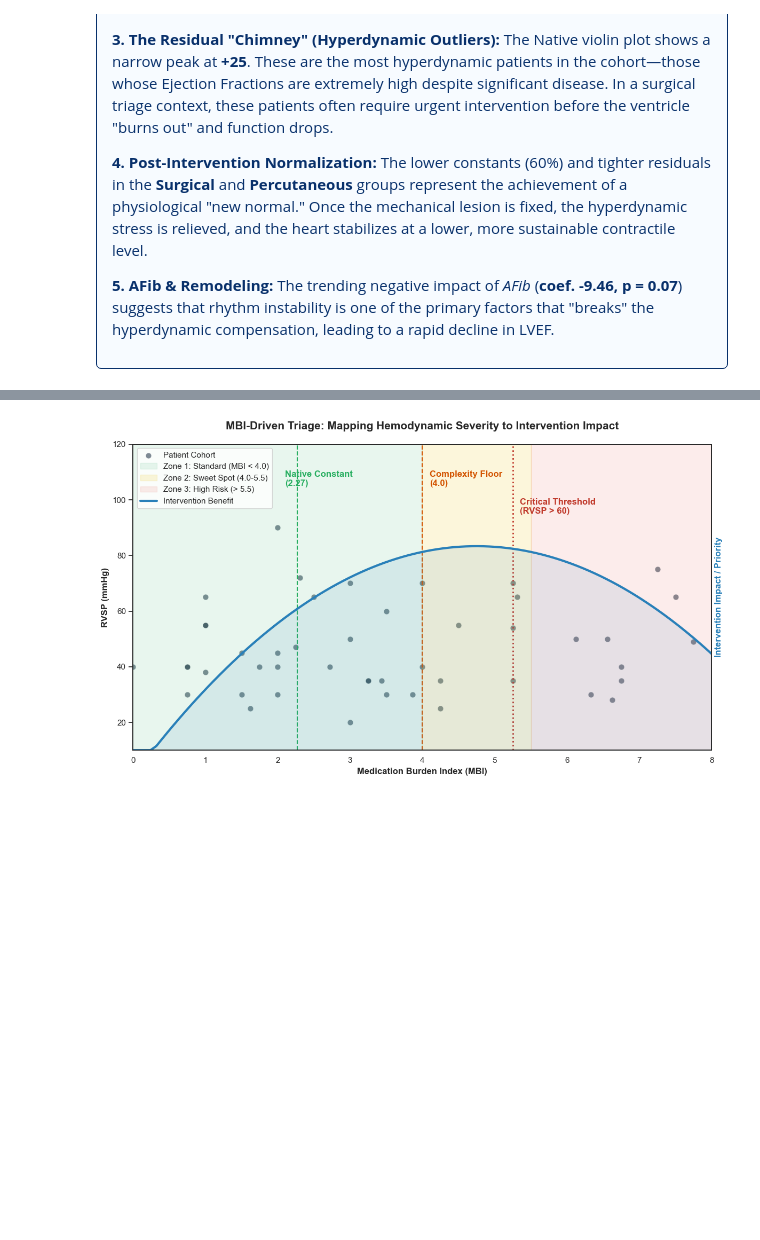
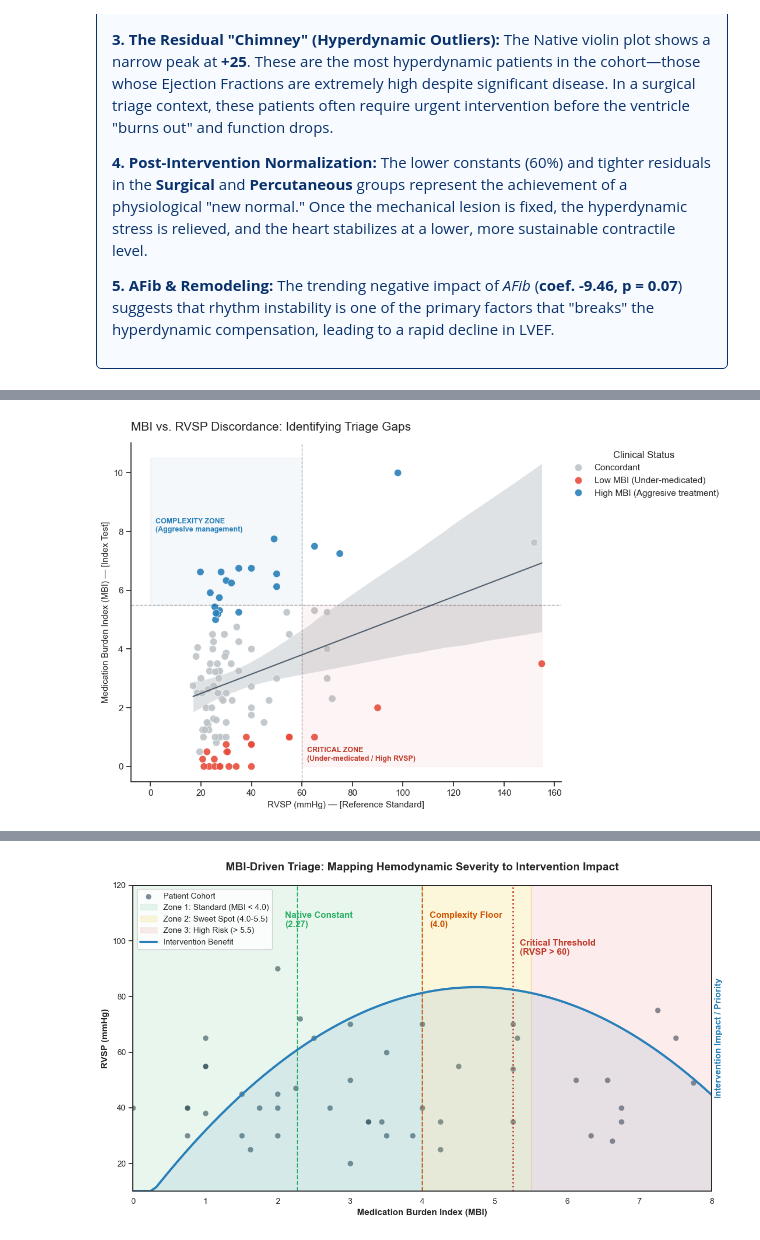
Before and after one commit to enrodri/phl_2025, a Jupyter notebook: phl_2025.ipynb, the cells around one changed output, grey strips where cells are left out. Saved outputs shown, nothing was run; the diff lists cells and outputs as text; code cells hidden in the pictures; blank space fills up the shorter version.

```diff
--- a/phl_2025.ipynb
+++ b/phl_2025.ipynb
@@ -1982,0 +2133,10 @@ Confusion matrix visualization
+# %%
+# 6.2. We define Zones with Counts
+bins = [0, 4.0, 5.5, np.inf]
+labels = ['Zone 1', 'Zone 2', 'Zone 3']
+df['MBI_Zone'] = pd.cut(df['MBI'], bins=bins, labels=labels, right=False)
+mbi_mismatch['MBI_Zone'] = pd.cut(mbi_mismatch['MBI'], bins=bins, labels=labels, right=False)
+
+# We calculate counts for header labels
+counts = df['MBI_Zone'].value_counts()
+header_labels = {zone: f"{zone} (n={counts[zone]})" for zone in labels}
@@ -1982,0 +2282,50 @@ Confusion matrix visualization
+# %%
+# 1. Statistical Core: Residual Calculation
+X = sm.add_constant(native_df['RVSP_Imputed'])
+model = sm.OLS(native_df['MBI'], X).fit()
+native_df['MBI_Residual'] = native_df['MBI'] - model.predict(X)
+
+# We define Discordance Categories (Fixed threshold of 2.0)
+def classify_discordance(res):
+    if res > 2.0: return 'High MBI (Aggresive treatment)'
+    if res < -2.0: return 'Low MBI (Under-medicated)'
+    return 'Concordant'
+
+native_df['Status'] = native_df['MBI_Residual'].apply(classify_discordance)
+
+# 2. Visualization: Clean Regression with Marginal Distributions
+plt.figure(figsize=(11, 7))
+sns.set_style("ticks")
+
+# We plot the regression line with a 95% Confidence Interval
+sns.regplot(x='RVSP_Imputed', y='MBI', data=native_df,
+            scatter=False, color='#2c3e50', line_kws={"linewidth": 1.5, "alpha": 0.8})
+
+# Scatterplot with uniform point size
+ax = sns.scatterplot(x='RVSP_Imputed', y='MBI', hue='Status',
+                     palette={'Concordant': '#bdc3c7',
+                              'High MBI (Aggresive treatment)': '#2980b9',
+                              'Low MBI (Under-medicated)': '#e74c3c'},
+                     data=native_df, s=80, alpha=0.9, edgecolor='white', linewidth=0.5)
+
+# 3. Clinical Benchmarks (Thresholds)
+plt.axhline(y=5.5, color='black', linestyle='--', linewidth=1, alpha=0.3)
+plt.axvline(x=60, color='black', linestyle='--', linewidth=1, alpha=0.3)
+
+# Annotating the "Safety Gap"
+plt.fill_between([60, 155], 0, 5.5, color='#e74c3c', alpha=0.05) # Critical Quadrant
+plt.text(62, 0.2, 'CRITICAL ZONE\n(Under-medicated / High RVSP)', color='#c0392b', fontsize=9, fontweight='bold')
+plt.fill_between([0, 60], 5.5, 10.5, color='#2980b9', alpha=0.05) # Critical Quadrant
+plt.text(2, 8, 'COMPLEXITY ZONE\n(Aggresive management)', color='#2980b9', fontsize=9, fontweight='bold')
+
+# 4. Styling
+plt.title('MBI vs. RVSP Discordance: Identifying Triage Gaps', fontsize=15, loc='left', pad=15)
+plt.xlabel('RVSP (mmHg) — [Reference Standard]', fontsize=11)
+plt.ylabel('Medication Burden Index (MBI) — [Index Test]', fontsize=11)
+plt.legend(title='Clinical Status', frameon=False, bbox_to_anchor=(1, 1))
+
+sns.despine()
+plt.tight_layout()
+plt.show()
+# %% [output]
+[figure, added]
```
Also changed, not shown: parts of 30 cells of this notebook, 38 other files.
